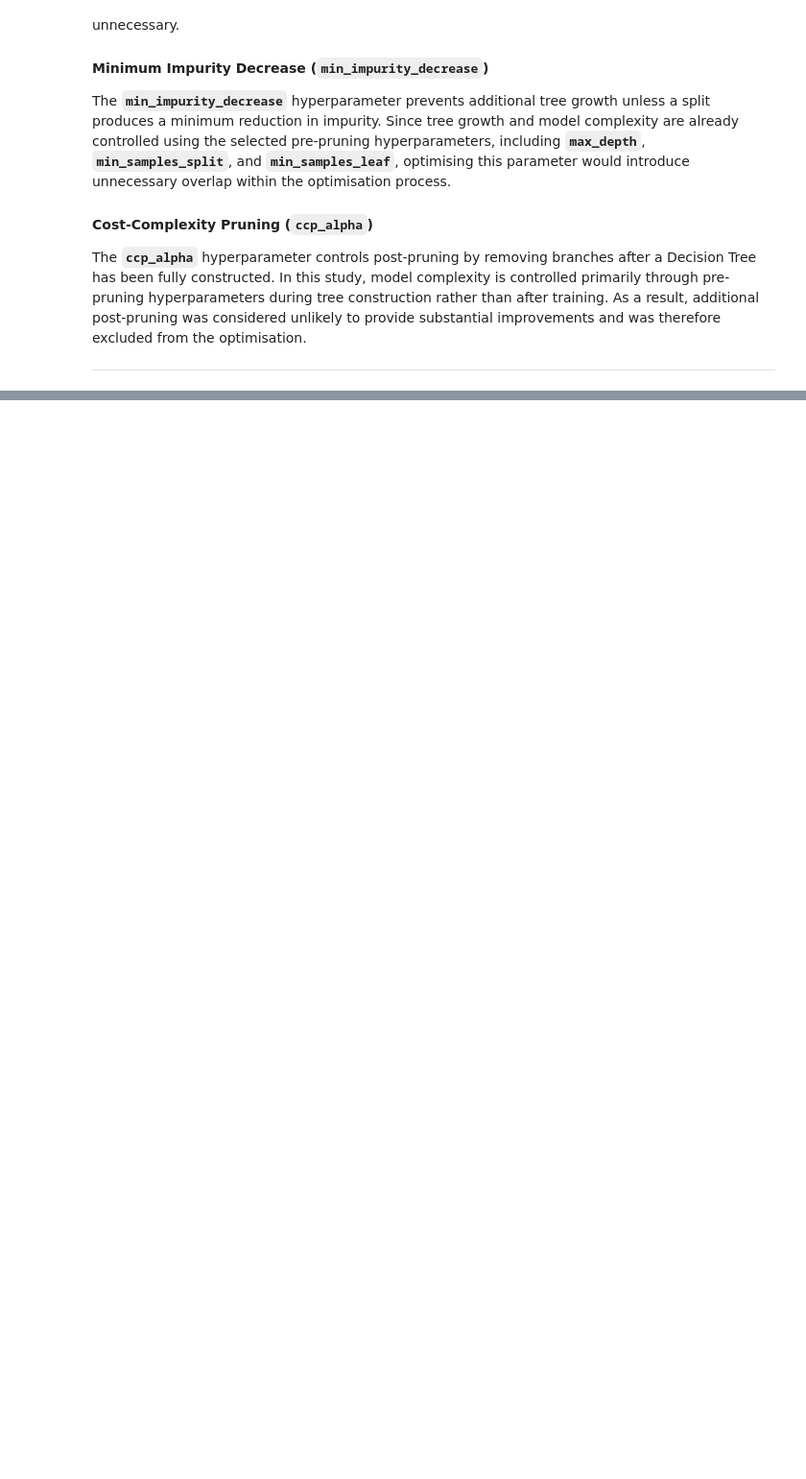
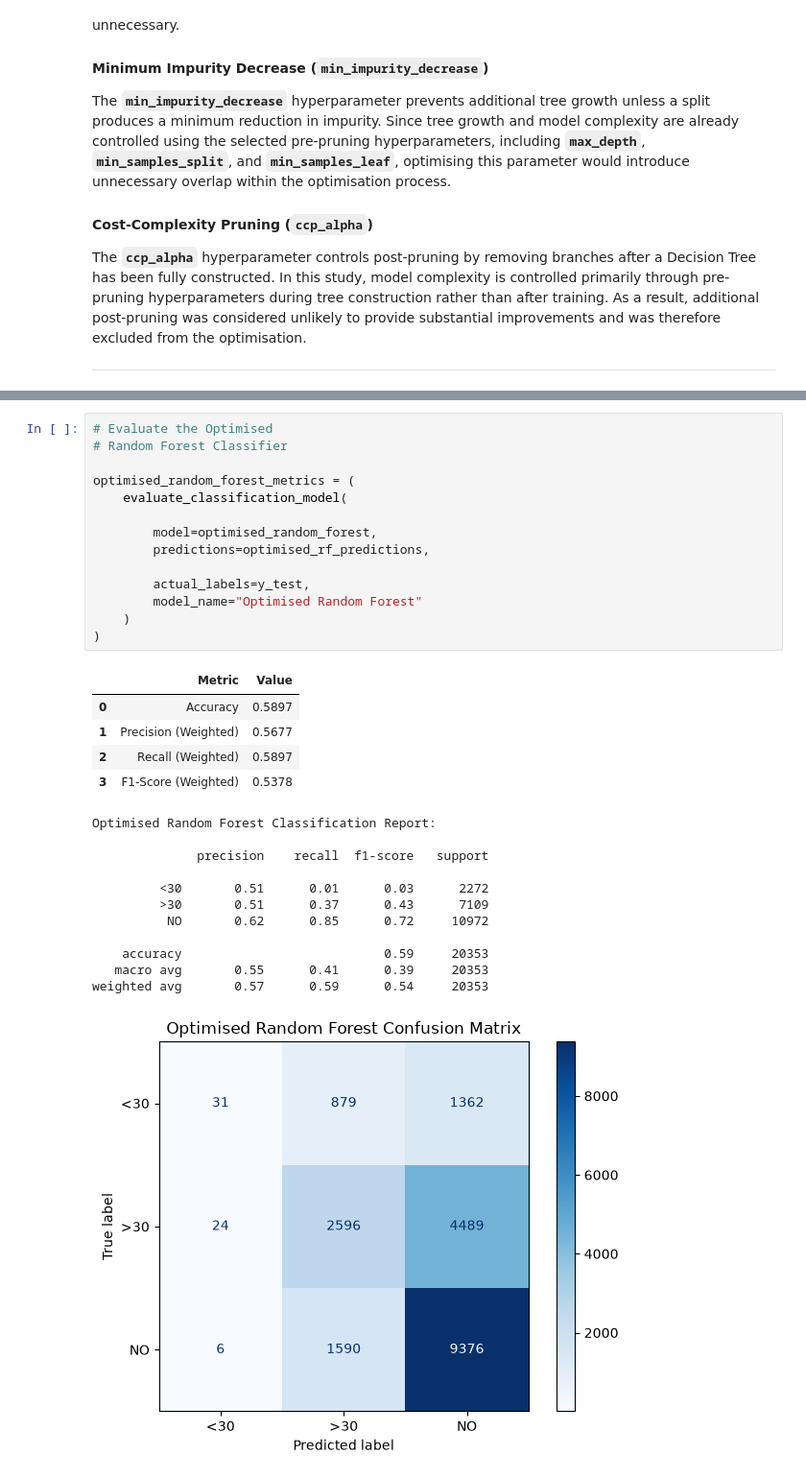
Before and after one commit to ajay-nagpal/Hospital-Readmission-Prediction, a Jupyter notebook: hospital_readmission.ipynb, the cells around one changed output, grey strips where cells are left out. Shown at 96% size. Saved outputs shown, nothing was run; the diff lists cells and outputs as text; blank space fills up the shorter version.

Commit message:
random forest model complete

```diff
--- a/hospital_readmission.ipynb
+++ b/hospital_readmission.ipynb
@@ -6064,0 +6340,32 @@ The **`ccp_alpha`** hyperparameter controls post-pruning by removing branches af
+# %%
+# Evaluate the Optimised
+# Random Forest Classifier
+
+optimised_random_forest_metrics = (
+    evaluate_classification_model(
+
+        model=optimised_random_forest,
+        predictions=optimised_rf_predictions,
+
+        actual_labels=y_test,
+        model_name="Optimised Random Forest"
+    )
+)
+# %% [output]
+|  | Metric | Value |
+| 0 | Accuracy | 0.5897 |
+| 1 | Precision (Weighted) | 0.5677 |
+| 2 | Recall (Weighted) | 0.5897 |
+| 3 | F1-Score (Weighted) | 0.5378 |
+Optimised Random Forest Classification Report:
+
+              precision    recall  f1-score   support
+
+         <30       0.51      0.01      0.03      2272
+         >30       0.51      0.37      0.43      7109
+          NO       0.62      0.85      0.72     10972
+
+    accuracy                           0.59     20353
+   macro avg       0.55      0.41      0.39     20353
+weighted avg       0.57      0.59      0.54     20353
+[figure, added]
```
Also changed, not shown: parts of 19 cells of this notebook.
